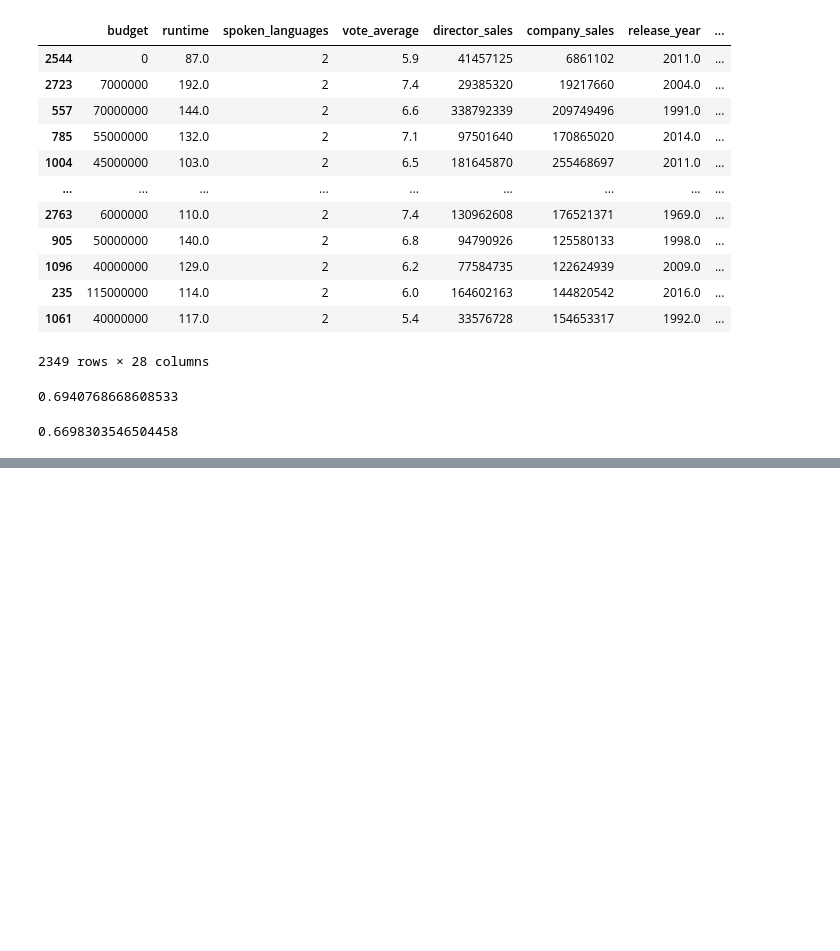
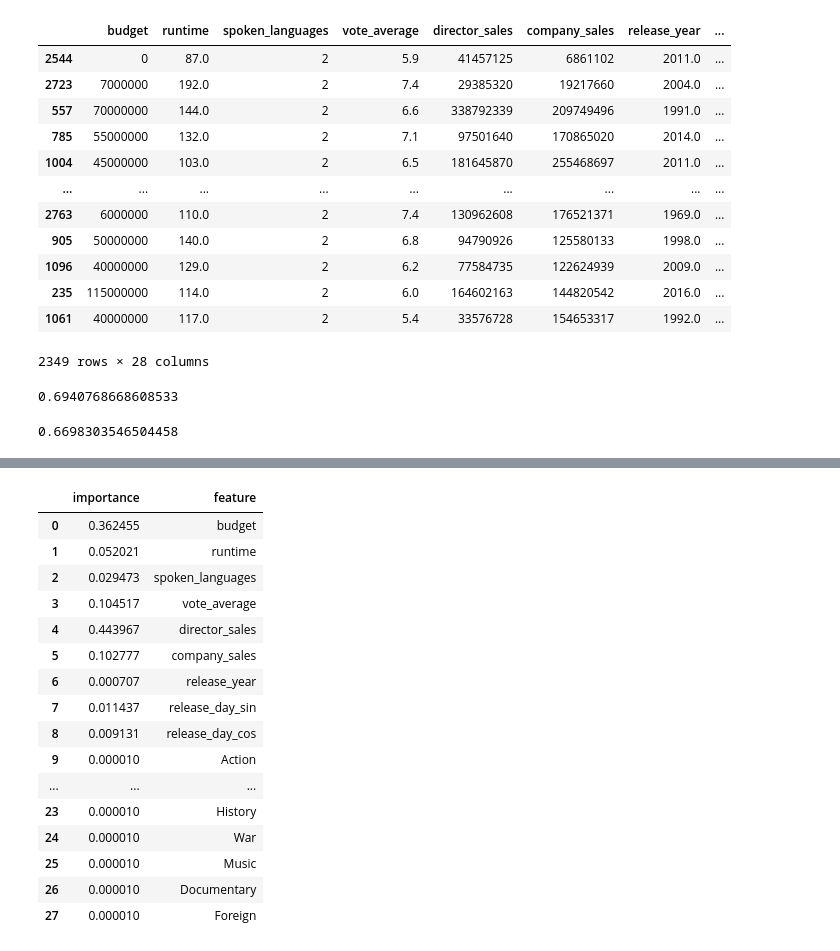
Before and after one commit to yoshimi-I/movie-prediction, a Jupyter notebook: Sales/regression.ipynb, the cells around one changed output, grey strips where cells are left out. Cells and saved outputs as stored; diff of their text form; code cells hidden in the pictures; blank space fills up the shorter version.

```diff
--- a/Sales/regression.ipynb
+++ b/Sales/regression.ipynb
@@ -394,3 +414,25 @@ tmp = tmp.drop(genres_list)
+# %%
+tmp["feature"] = tmp.index
+tmp.index = pd.RangeIndex(len(tmp))
+tmp
+# %% [output]
+|  | importance | feature |
+| 0 | 0.362455 | budget |
+| 1 | 0.052021 | runtime |
+| 2 | 0.029473 | spoken_languages |
+| 3 | 0.104517 | vote_average |
+| 4 | 0.443967 | director_sales |
+| 5 | 0.102777 | company_sales |
+| 6 | 0.000707 | release_year |
+| 7 | 0.011437 | release_day_sin |
+| 8 | 0.009131 | release_day_cos |
+| 9 | 0.000010 | Action |
+| ... | ... | ... |
+| 23 | 0.000010 | History |
+| 24 | 0.000010 | War |
+| 25 | 0.000010 | Music |
+| 26 | 0.000010 | Documentary |
+| 27 | 0.000010 | Foreign |
 # %%
 df_importance = tmp.sort_values('importance', ascending=False) # 降順ソート
 display(df_importance)
```
Also changed, not shown: parts of 5 cells of this notebook, 1 other file.
